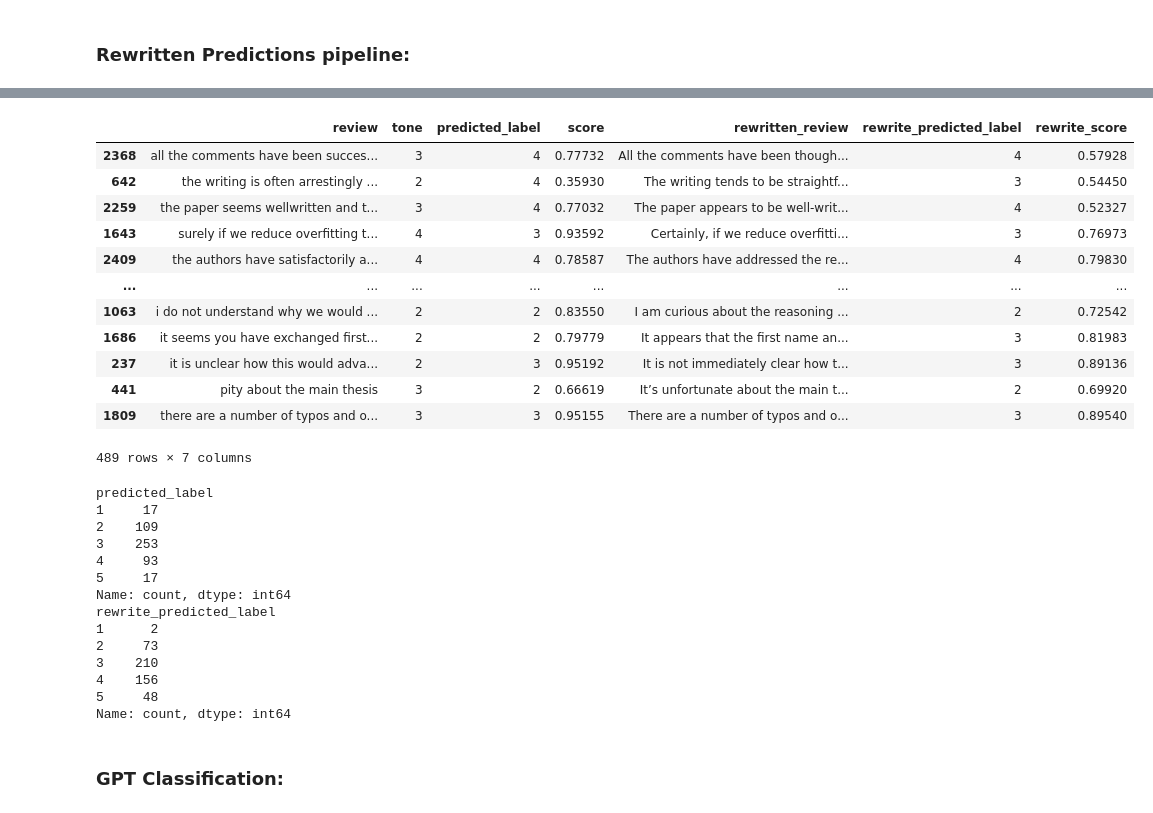
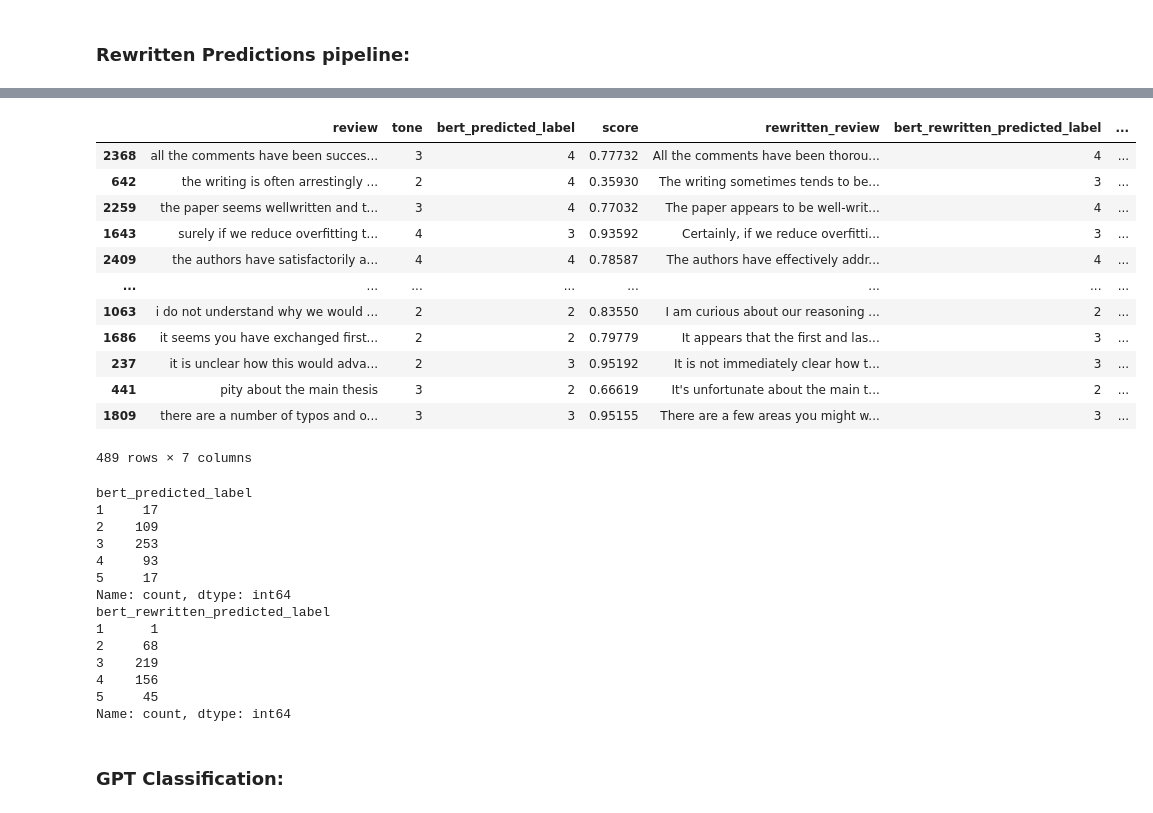
Before and after one commit to Gianini2/politeness1, a Jupyter notebook: politepeer-classification.ipynb, the cells around one changed output, grey strips where cells are left out. Drawn from its saved outputs; the diff is of its cells as text; code cells hidden in the pictures.

```diff
--- a/politepeer-classification.ipynb
+++ b/politepeer-classification.ipynb
@@ -437,8 +436,8 @@ Wall time: 21.5 s
 
 predicted_dataframe = pd.DataFrame(classf_results)
 predicted_dataframe.set_index('index', inplace=True)
-df3 = pd.concat([test_dataframe, predicted_dataframe[['label','score']]], axis=1)
-df3.rename(columns={'label':'predicted_label'}, inplace=True)
-df3['tone'] = df3['tone'] + 1
-df3
+predicted_dataframe = pd.concat([test_dataframe, predicted_dataframe[['label','score']]], axis=1)
+predicted_dataframe.rename(columns={'label':'bert_predicted_label'}, inplace=True)
+predicted_dataframe['tone'] = predicted_dataframe['tone'] + 1
+predicted_dataframe
 # %% [output]
@@ -514,9 +513,11 @@ PromptRewrite = [
 completion = client.chat.completions.create(
     model="gpt-4o",
     # messages = PromptClassify
-    messages = PromptRewrite
+    messages = PromptRewrite,
+    temperature=0.1,
 )
 
+# Rewrite Sample:
 response = completion.choices[0].message.content
 pprint(response)
 # %% [output]
@@ -563,9 +564,9 @@ def PredictTone(review: str):
     return prediction
 
 
-complete_test_dataframe = df3.copy()
+complete_test_dataframe = predicted_dataframe.copy()
 complete_test_dataframe['rewritten_review'] = complete_test_dataframe['review'].apply(RewritePolite) ## ~10 min rodando
 complete_test_dataframe
 
-## > 10 min
+## ~ 10 min
 # %% [output]
@@ -584,7 +585,10 @@ complete_test_dataframe
 489 rows × 5 columns
 # %%
-classf_results2 = []
+## BERT Classification of the rewritten reviews:
+bert_classf_results_rewritten = []
 
 for index, row in complete_test_dataframe.iterrows():
     prediction = pipe(row['rewritten_review'], top_k=None)
-    ClassificationResult(classf_results2, row['rewritten_review'], index, prediction)
+    ClassificationResult(bert_classf_results_rewritten, row['rewritten_review'], index, prediction)
+
+## ~ 20s
@@ -605,40 +595,40 @@ for index, row in complete_test_dataframe.iterrows():
 # %%
-predicted_dataframe2 = pd.DataFrame(classf_results2)
+predicted_dataframe2 = pd.DataFrame(bert_classf_results_rewritten)
 predicted_dataframe2.set_index('index', inplace=True)
-predicted_dataframe2.rename(columns={'label':'rewrite_predicted_label','score':'rewrite_score'}, inplace=True)
-df4 = pd.concat([complete_test_dataframe, predicted_dataframe2[['rewrite_predicted_label','rewrite_score']]], axis=1)
-df4
+predicted_dataframe2.rename(columns={'label':'bert_rewritten_predicted_label','score':'bert_rewritten_score'}, inplace=True)
+complete_test_dataframe = pd.concat([complete_test_dataframe, predicted_dataframe2[['bert_rewritten_predicted_label','bert_rewritten_score']]], axis=1)
+complete_test_dataframe
 # %% [output]
-|  | review | tone | predicted_label | score | rewritten_review | rewrite_predicted_label | rewrite_score |
-| 2368 | all the comments have been succes... | 3 | 4 | 0.77732 | All the comments have been though... | 4 | 0.57928 |
-| 642 | the writing is often arrestingly ... | 2 | 4 | 0.35930 | The writing tends to be straightf... | 3 | 0.54450 |
-| 2259 | the paper seems wellwritten and t... | 3 | 4 | 0.77032 | The paper appears to be well-writ... | 4 | 0.52327 |
-| 1643 | surely if we reduce overfitting t... | 4 | 3 | 0.93592 | Certainly, if we reduce overfitti... | 3 | 0.76973 |
-| 2409 | the authors have satisfactorily a... | 4 | 4 | 0.78587 | The authors have addressed the re... | 4 | 0.79830 |
+|  | review | tone | bert_predicted_label | score | rewritten_review | bert_rewritten_predicted_label | ... |
+| 2368 | all the comments have been succes... | 3 | 4 | 0.77732 | All the comments have been thorou... | 4 | ... |
+| 642 | the writing is often arrestingly ... | 2 | 4 | 0.35930 | The writing sometimes tends to be... | 3 | ... |
+| 2259 | the paper seems wellwritten and t... | 3 | 4 | 0.77032 | The paper appears to be well-writ... | 4 | ... |
+| 1643 | surely if we reduce overfitting t... | 4 | 3 | 0.93592 | Certainly, if we reduce overfitti... | 3 | ... |
+| 2409 | the authors have satisfactorily a... | 4 | 4 | 0.78587 | The authors have effectively addr... | 4 | ... |
 | ... | ... | ... | ... | ... | ... | ... | ... |
-| 1063 | i do not understand why we would ... | 2 | 2 | 0.83550 | I am curious about the reasoning ... | 2 | 0.72542 |
-| 1686 | it seems you have exchanged first... | 2 | 2 | 0.79779 | It appears that the first name an... | 3 | 0.81983 |
-| 237 | it is unclear how this would adva... | 2 | 3 | 0.95192 | It is not immediately clear how t... | 3 | 0.89136 |
-| 441 | pity about the main thesis | 3 | 2 | 0.66619 | It’s unfortunate about the main t... | 2 | 0.69920 |
-| 1809 | there are a number of typos and o... | 3 | 3 | 0.95155 | There are a number of typos and o... | 3 | 0.89540 |
+| 1063 | i do not understand why we would ... | 2 | 2 | 0.83550 | I am curious about our reasoning ... | 2 | ... |
+| 1686 | it seems you have exchanged first... | 2 | 2 | 0.79779 | It appears that the first and las... | 3 | ... |
+| 237 | it is unclear how this would adva... | 2 | 3 | 0.95192 | It is not immediately clear how t... | 3 | ... |
+| 441 | pity about the main thesis | 3 | 2 | 0.66619 | It's unfortunate about the main t... | 2 | ... |
+| 1809 | there are a number of typos and o... | 3 | 3 | 0.95155 | There are a few areas you might w... | 3 | ... |
 489 rows × 7 columns
 # %%
-pprint(df4['predicted_label'].value_counts().sort_index())
-pprint(df4['rewrite_predicted_label'].value_counts().sort_index())
+pprint(complete_test_dataframe['bert_predicted_label'].value_counts().sort_index())
+pprint(complete_test_dataframe['bert_rewritten_predicted_label'].value_counts().sort_index())
 # %% [output]
-predicted_label
+bert_predicted_label
 1     17
 2    109
 3    253
 4     93
 5     17
 Name: count, dtype: int64
-rewrite_predicted_label
-1      2
-2     73
-3    210
+bert_rewritten_predicted_label
+1      1
+2     68
+3    219
 4    156
-5     48
+5     45
 Name: count, dtype: int64
 # %% [markdown]
 ### GPT Classification:
```
Also changed, not shown: parts of 44 cells of this notebook, 12 other files.
